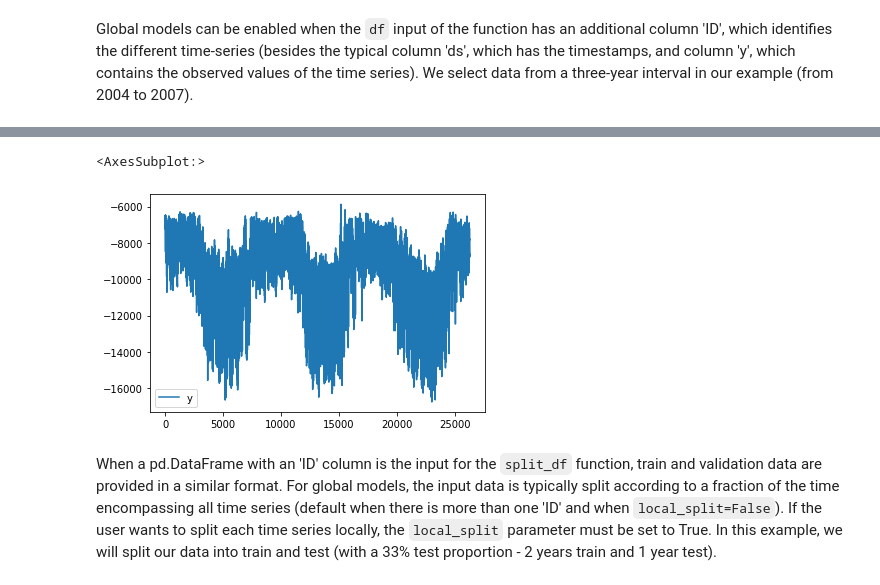
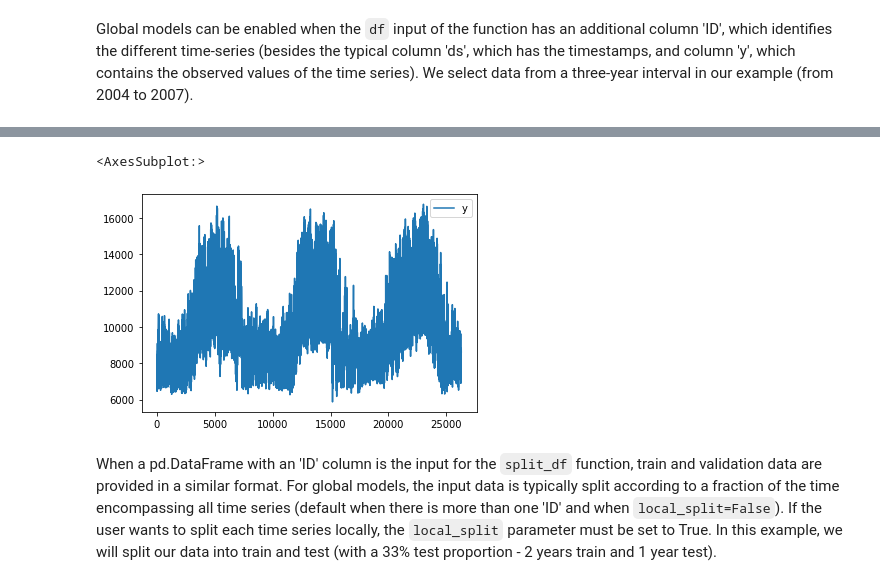
Before and after one commit to agarciadecorral/neural_prophet, a Jupyter notebook: tutorials/feature-use/global_modeling-Copy1.ipynb, the cells around one changed output, grey strips where cells are left out. Cells and saved outputs as stored; diff of their text form; code cells hidden in the pictures.

Commit message:
plotting ar done

```diff
--- a/tutorials/feature-use/global_modeling-Copy1.ipynb
+++ b/tutorials/feature-use/global_modeling-Copy1.ipynb
@@ -47,12 +66,13 @@ for col in regions:
 # %%
 import numpy as np
 
-df_global['y'] = np.where(df_global['ID']=='COAST', -df_global['y'], df_global['y'] )
+# df_global['y'] = np.where(df_global['ID']=='COAST', df_global['y'] * (1+0.3*(df_global.index % 3)) , df_global['y'] )
+# df_global['y'] = df_global['y'] * (1+0.3*(df_global.index % 3))
 
 df_global[df_global['ID']=='COAST'].plot()
 # %% [output]
 <AxesSubplot:>
-[figure, old version]
+[figure, new version]
 # %% [markdown]
 When a pd.DataFrame with an 'ID' column is the input for the `split_df` function, train and validation data are provided in a similar format. For global models, the input data is typically split according to a fraction of the time encompassing all time series (default when there is more than one 'ID' and when `local_split=False`). If the user wants to split each time series locally, the `local_split` parameter must be set to True. In this example, we will split our data into train and test (with a 33% test proportion - 2 years train and 1 year test).
 # %%
```
Also changed, not shown: parts of 27 cells of this notebook, 4 other files.
